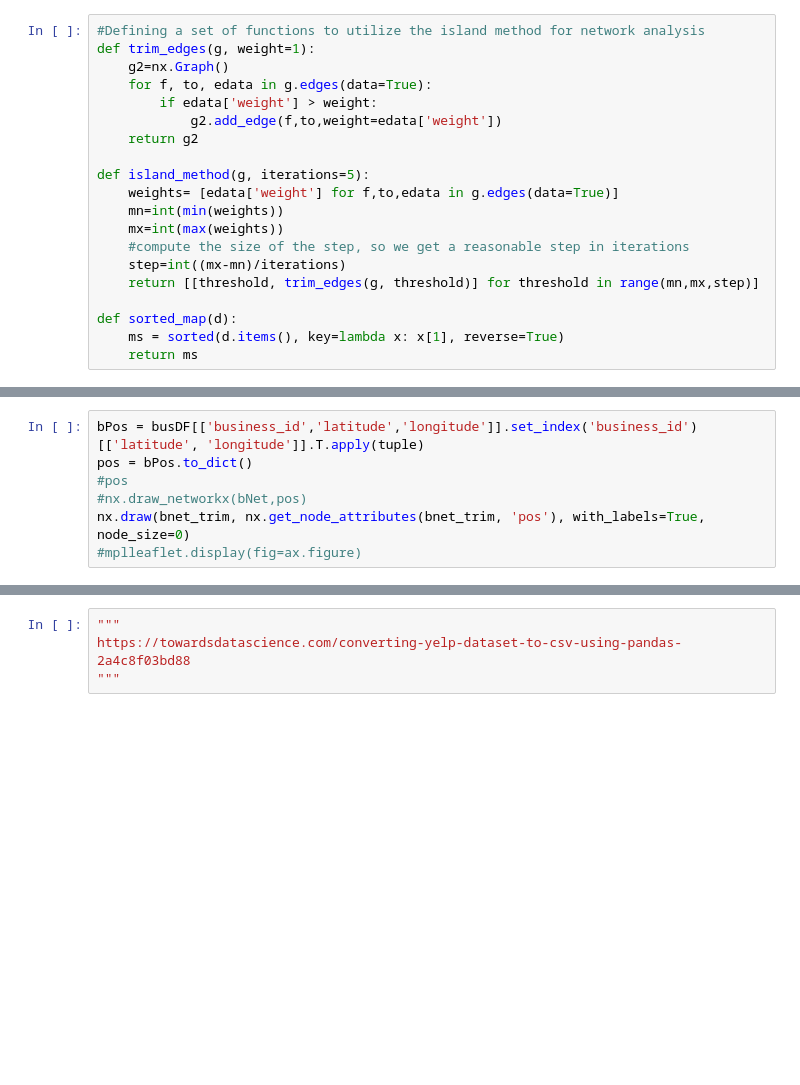
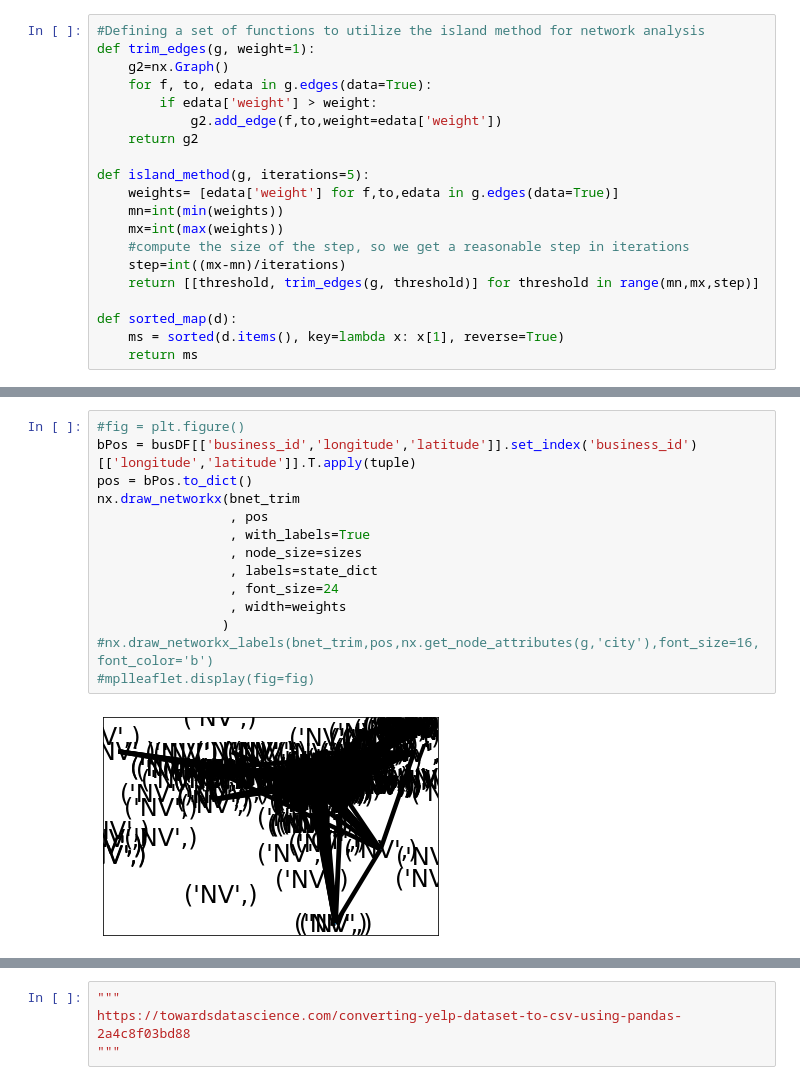
Before and after one commit to SamCD/DATA620, a Jupyter notebook: FinalProject.ipynb, the cells around one changed output, grey strips where cells are left out. Drawn from its saved outputs; the diff is of its cells as text; blank space fills up the shorter version.

```diff
--- a/FinalProject.ipynb
+++ b/FinalProject.ipynb
@@ -240,7 +488,16 @@ nx.draw_networkx(bnet_trim,width=weights, node_size=10, with_labels=False)
 # %%
-bPos = busDF[['business_id','latitude','longitude']].set_index('business_id')[['latitude', 'longitude']].T.apply(tuple)
+#fig = plt.figure()
+bPos = busDF[['business_id','longitude','latitude']].set_index('business_id')[['longitude','latitude']].T.apply(tuple)
 pos = bPos.to_dict()
-#pos
-#nx.draw_networkx(bNet,pos)
-nx.draw(bnet_trim, nx.get_node_attributes(bnet_trim, 'pos'), with_labels=True, node_size=0)
-#mplleaflet.display(fig=ax.figure)
+nx.draw_networkx(bnet_trim
+                 , pos
+                 , with_labels=True
+                 , node_size=sizes
+                 , labels=state_dict
+                 , font_size=24
+                 , width=weights
+                )
+#nx.draw_networkx_labels(bnet_trim,pos,nx.get_node_attributes(g,'city'),font_size=16,font_color='b')
+#mplleaflet.display(fig=fig)
+# %% [output]
+[figure, added]
```
Also changed, not shown: parts of 28 cells of this notebook.
